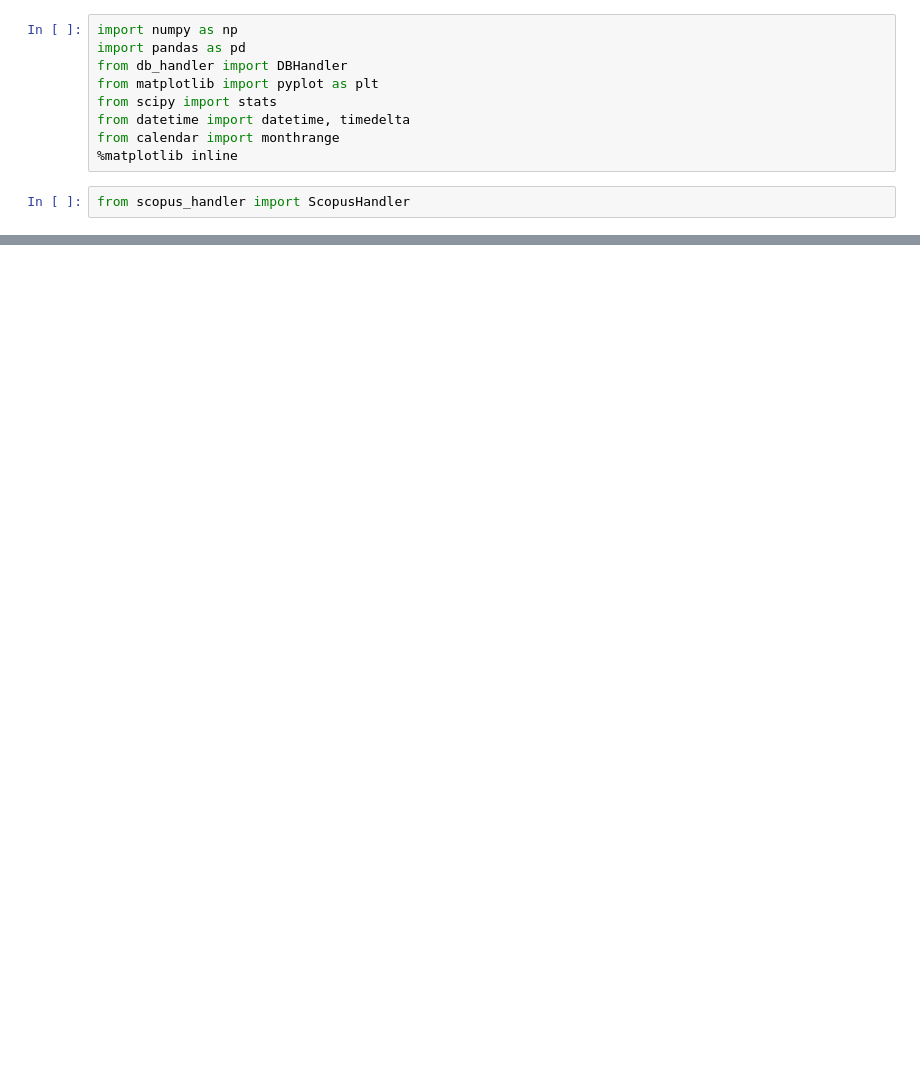
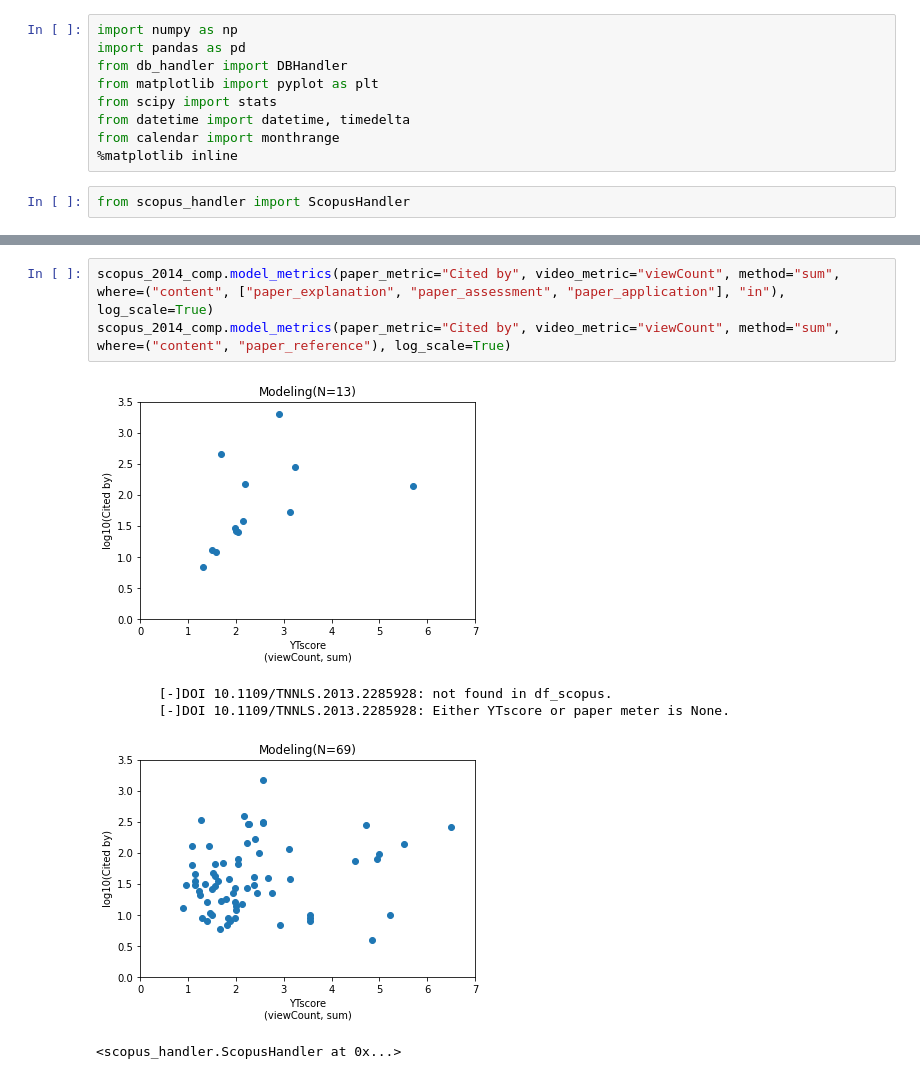
Before and after one commit to Hweemyoung/mastersdegree, a Jupyter notebook: ytcrawl/customs/201203 viewcount-citation modeling.ipynb, the cells around one changed output, grey strips where cells are left out. Cells and saved outputs as stored; diff of their text form; blank space fills up the shorter version.

```diff
--- a/ytcrawl/customs/201203 viewcount-citation modeling.ipynb
+++ b/ytcrawl/customs/201203 viewcount-citation modeling.ipynb
@@ -28,4 +26,13 @@ scopus_2014_comp.model_metrics(paper_metric="Cited by", video_metric="viewCount"
 <scopus_handler.ScopusHandler at 0x...>
+# %%
+scopus_2014_comp.model_metrics(paper_metric="Cited by", video_metric="viewCount", method="sum", where=("content", ["paper_explanation", "paper_assessment", "paper_application"], "in"), log_scale=True)
+scopus_2014_comp.model_metrics(paper_metric="Cited by", video_metric="viewCount", method="sum", where=("content", "paper_reference"), log_scale=True)
+# %% [output]
+[figure, added]
+        [-]DOI 10.1109/TNNLS.2013.2285928: not found in df_scopus.
+        [-]DOI 10.1109/TNNLS.2013.2285928: Either YTscore or paper meter is None.
+[figure, added]
+<scopus_handler.ScopusHandler at 0x...>
 # %%
 scopus_2014_comp.model_metrics(paper_metric="AAS", video_metric="viewCount", method="sum", log_scale=True)
 # %% [output]
```
Also changed, not shown: parts of 3 cells of this notebook, 3 other files.
